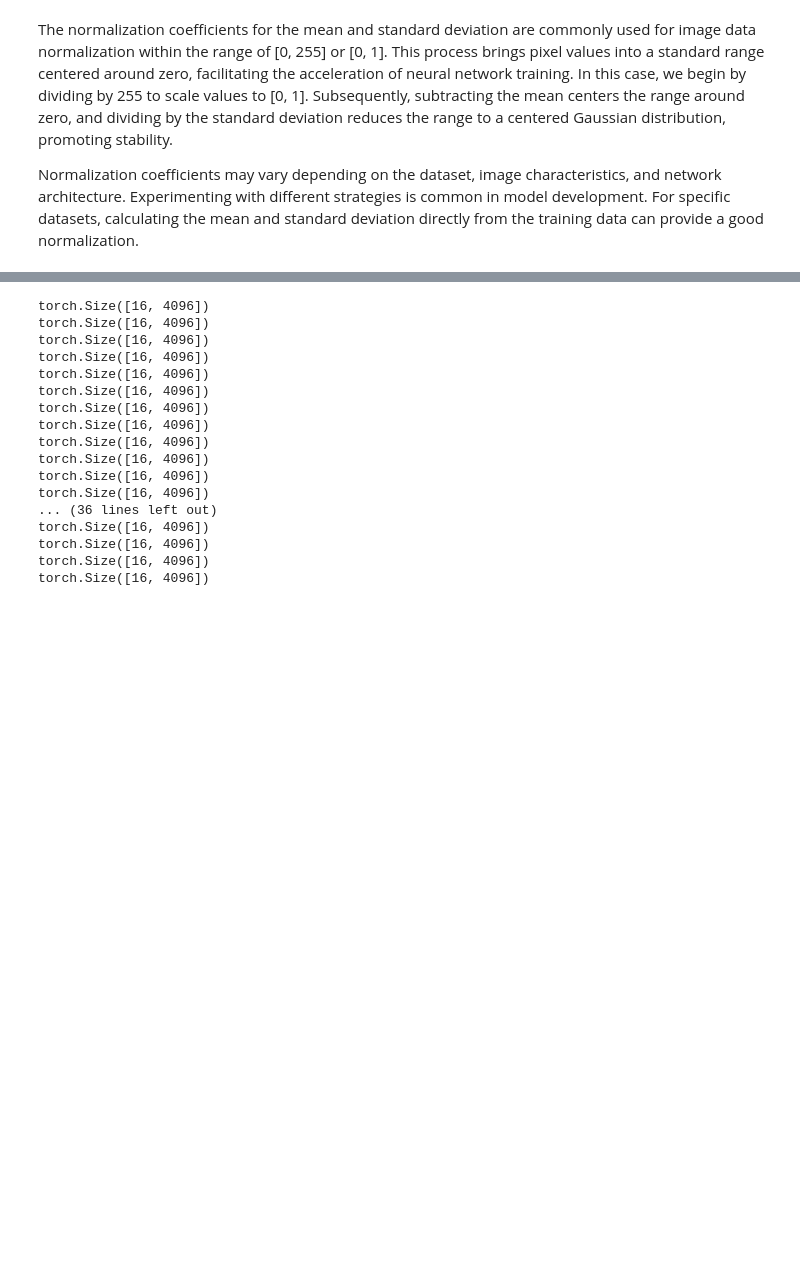
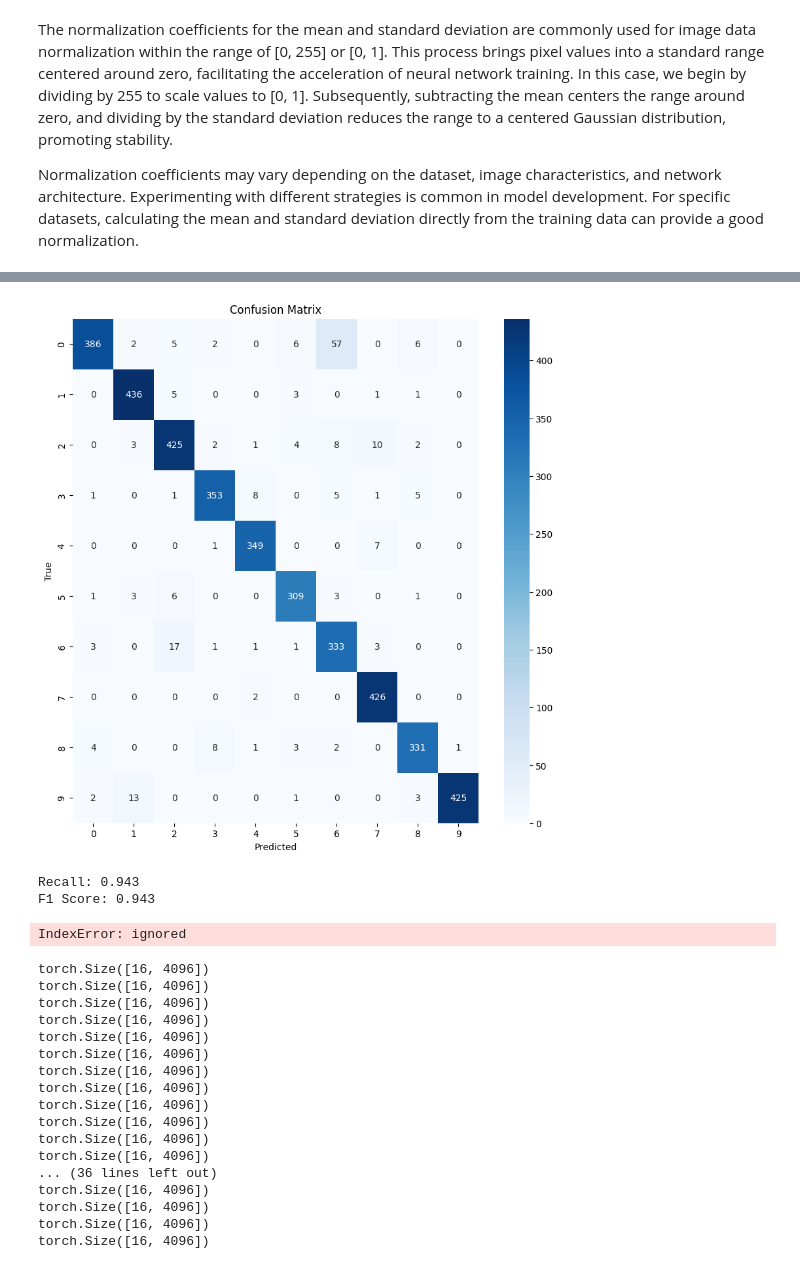
Before and after one commit to Xylot0/ml-student, a Jupyter notebook: Project/Land_Cover_Project.ipynb, the cells around one changed output, grey strips where cells are left out. Saved outputs shown, nothing was run; the diff lists cells and outputs as text; code cells hidden in the pictures; blank space fills up the shorter version.

```diff
--- a/Project/Land_Cover_Project.ipynb
+++ b/Project/Land_Cover_Project.ipynb
@@ -406,3 +440,66 @@ Epoch 50/50, Validation Loss: 0.151, Accuracy: 95.28%
+# %%
+import torch
+from sklearn.metrics import confusion_matrix, precision_recall_fscore_support
+from sklearn.metrics import roc_curve, auc, roc_auc_score
+import matplotlib.pyplot as plt
+import seaborn as sns
+
+# Fonction pour créer et afficher la matrice de confusion
+def plot_confusion_matrix(y_true, y_pred, classes):
+    cm = confusion_matrix(y_true, y_pred)
+    plt.figure(figsize=(len(classes), len(classes)))
+    sns.heatmap(cm, annot=True, fmt="d", cmap="Blues", xticklabels=classes, yticklabels=classes)
+    plt.xlabel('Predicted')
+    plt.ylabel('True')
+    plt.title('Confusion Matrix')
+    plt.show()
+
+plot_confusion_matrix(true_labels, predicted_labels, [0, 1, 2, 3, 4, 5, 6, 7, 8, 9])
+
+precision, recall, f1_score, _ = precision_recall_fscore_support(true_labels, predicted_labels, average='weighted')
+
+print(f'Recall: {recall:.3f}')
+print(f'F1 Score: {f1_score:.3f}')
+# %% [output]
+[figure, added]
+Recall: 0.943
+F1 Score: 0.943
+# %%
+# Convertissez les listes en tableaux numpy
+probabilities = np.array(probabilities)
+true_labels = np.array(true_labels)
+
+# Calculez la courbe ROC pour chaque classe
+fpr = dict()
+tpr = dict()
+roc_auc = dict()
+
+for i in range(10):  # Remplacez num_classes par le nombre de classes dans votre problème
+    fpr[i], tpr[i], _ = roc_curve(true_labels[:, i], probabilities[:, i])
+    roc_auc[i] = auc(fpr[i], tpr[i])
+
+# Calculez la courbe micro-average ROC
+fpr["micro"], tpr["micro"], _ = roc_curve(true_labels.ravel(), probabilities.ravel())
+roc_auc["micro"] = auc(fpr["micro"], tpr["micro"])
+
+# Affichez la courbe ROC pour chaque classe et la courbe micro-average ROC
+plt.figure(figsize=(8, 8))
+
+# Courbes ROC pour chaque classe
+for i in range(10):  # Remplacez num_classes par le nombre de classes dans votre problème
+    plt.plot(fpr[i], tpr[i], lw=2, label=f'Class {i} (AUC = {roc_auc[i]:.2f})')
+
+# Courbe micro-average ROC
+plt.plot(fpr["micro"], tpr["micro"], color='darkorange', lw=2, linestyle='--', label=f'Micro-Average (AUC = {roc_auc["micro"]:.2f})')
+
+plt.plot([0, 1], [0, 1], color='navy', lw=2, linestyle='--')
+plt.xlabel('False Positive Rate (FPR)')
+plt.ylabel('True Positive Rate (TPR) or Recall')
+plt.title('Receiver Operating Characteristic (ROC) Curve for Multi-Class Classification')
+plt.legend(loc='lower right')
+plt.show()
+# %% [output]
+IndexError: ignored
 # %%
 # Hyperparamètres à ajuster
 learning_rates = [0.001, 0.01, 0.1]
```
Also changed, not shown: parts of 3 cells of this notebook.
